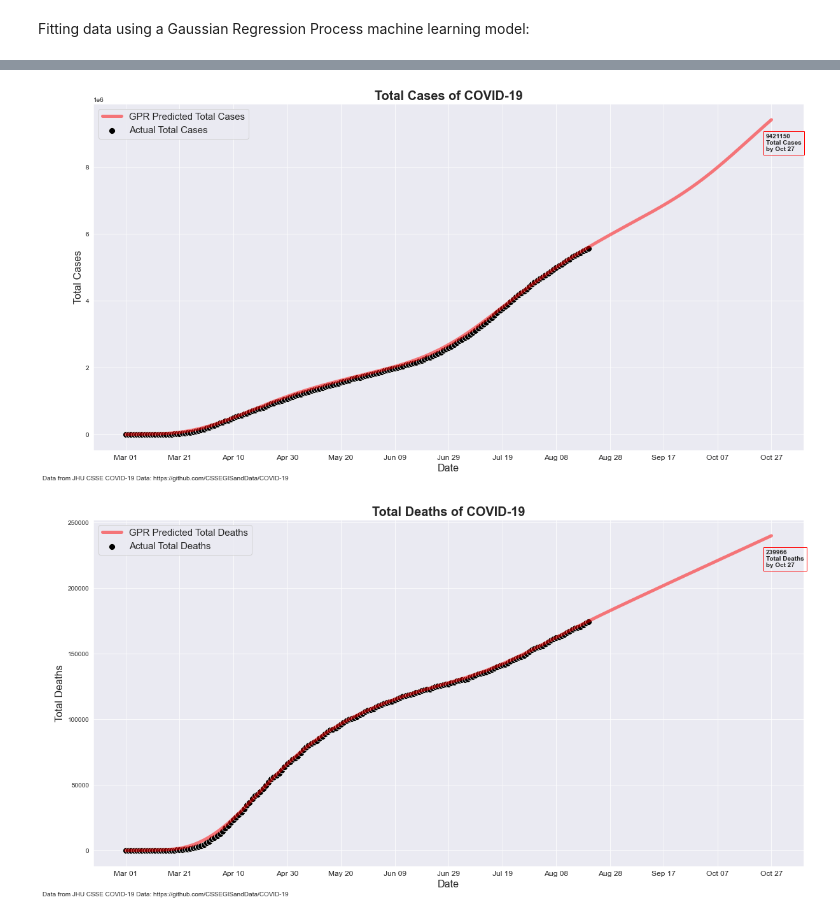
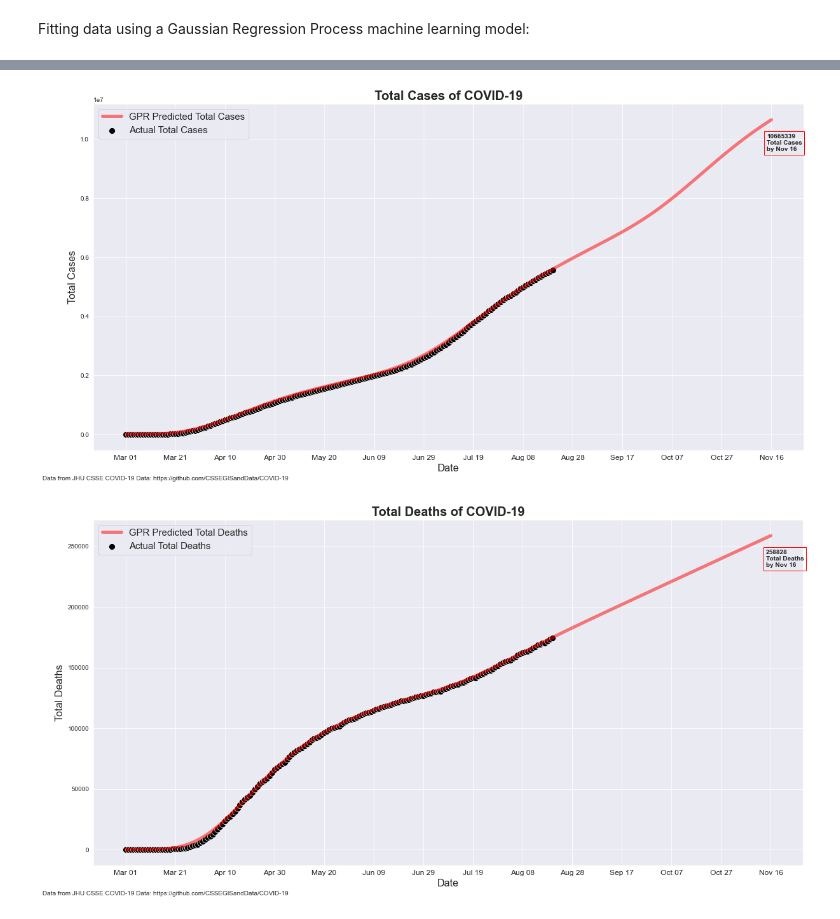
Before and after one commit to erikamundson/covid-19, a Jupyter notebook: analytics.ipynb, the cells around one changed output, grey strips where cells are left out. Drawn from its saved outputs; the diff is of its cells as text; code cells hidden in the pictures.

```diff
--- a/analytics.ipynb
+++ b/analytics.ipynb
@@ -64,8 +69,8 @@ plot_gpr(jhu, 'New Deaths', 240, 20)
 # %%
-plot_gpr_sum(jhu, 'Total Cases', 240, 20)
+plot_gpr_sum(jhu, 'Total Cases', 260, 20)
 # %% [output]
-[figure, old version]
+[figure, new version]
 # %%
-plot_gpr_sum(jhu, 'Total Deaths', 240, 20)
+plot_gpr_sum(jhu, 'Total Deaths', 260, 20)
 # %% [output]
-[figure, old version]
+[figure, new version]
```
Also changed, not shown: parts of 2 cells of this notebook.
